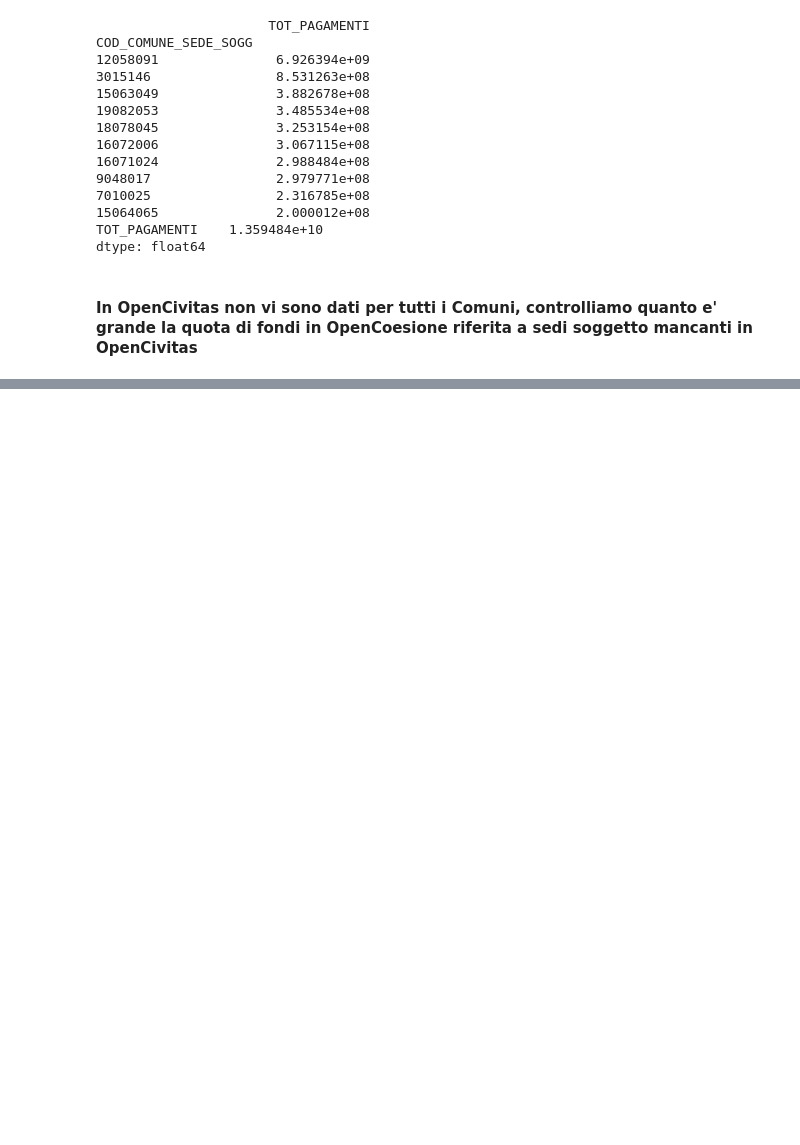
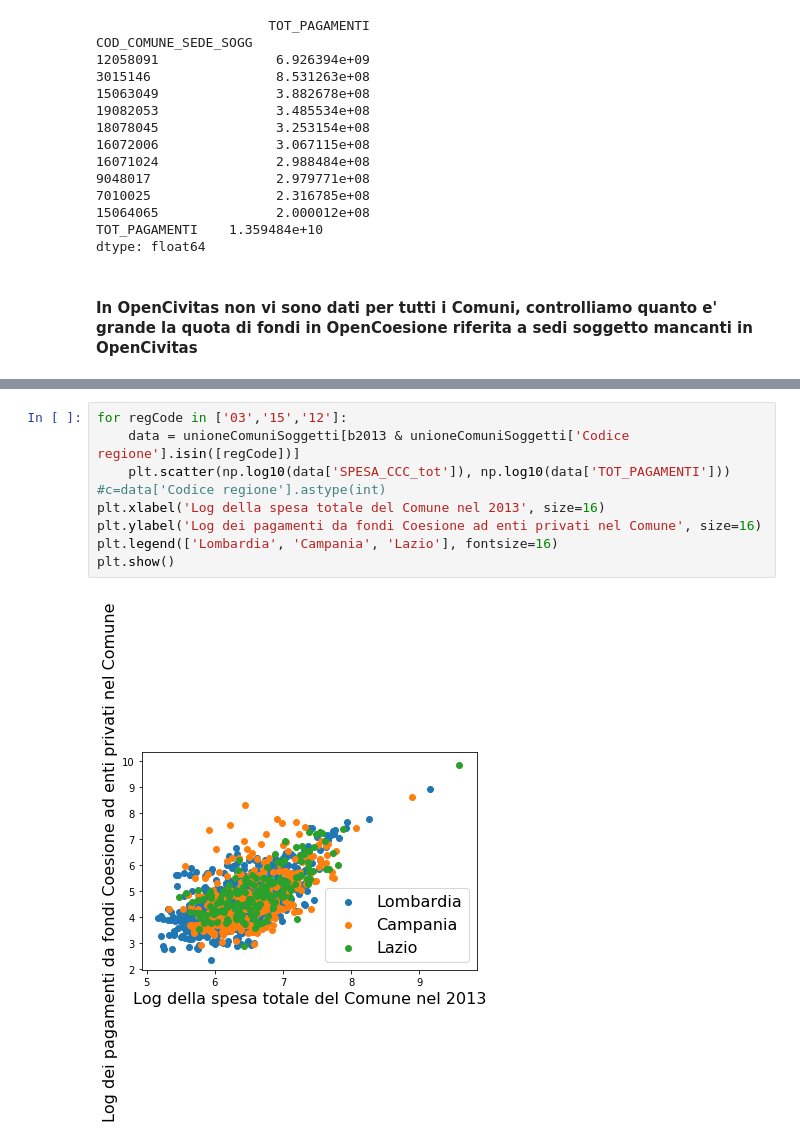
Before and after one commit to davideveronese/daf-data-science, a Jupyter notebook: opencoesione/Comune-based data.ipynb, the cells around one changed output, grey strips where cells are left out. Saved outputs shown, nothing was run; the diff lists cells and outputs as text; blank space fills up the shorter version.

```diff
--- a/opencoesione/Comune-based data.ipynb
+++ b/opencoesione/Comune-based data.ipynb
@@ -143,0 +112,10 @@ soggettiLuoghi[bDodgyData].DESCR_FORMA_GIURIDICA_SOGG.unique()
+# %%
+for regCode in ['03','15','12']:
+    data = unioneComuniSoggetti[b2013 & unioneComuniSoggetti['Codice regione'].isin([regCode])]
+    plt.scatter(np.log10(data['SPESA_CCC_tot']), np.log10(data['TOT_PAGAMENTI'])) #c=data['Codice regione'].astype(int)
+plt.xlabel('Log della spesa totale del Comune nel 2013', size=16)
+plt.ylabel('Log dei pagamenti da fondi Coesione ad enti privati nel Comune', size=16)
+plt.legend(['Lombardia', 'Campania', 'Lazio'], fontsize=16)
+plt.show()
+# %% [output]
+[figure, added]
```
Also changed, not shown: parts of 11 cells of this notebook.
